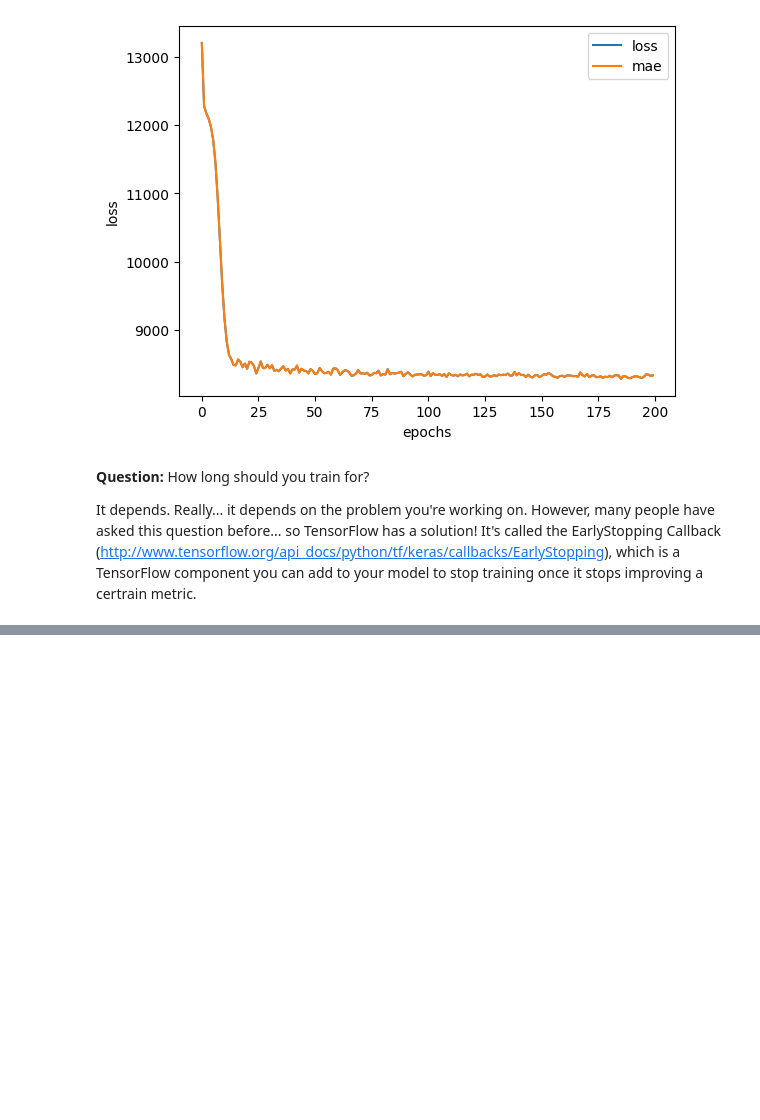
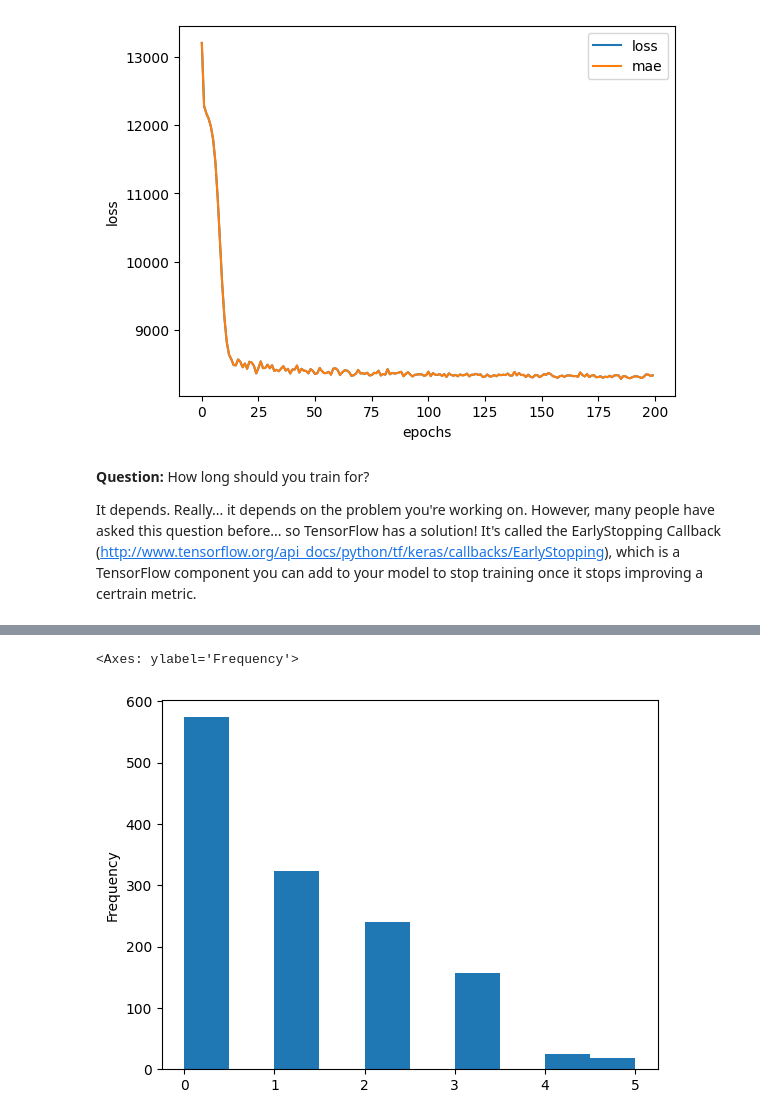
Before and after one commit to Franulo/Deep-Learning-Journey, a Jupyter notebook: 01.ipynb, the cells around one changed output, grey strips where cells are left out. Saved outputs shown, nothing was run; the diff lists cells and outputs as text; code cells hidden in the pictures; blank space fills up the shorter version.

```diff
--- a/01.ipynb
+++ b/01.ipynb
@@ -853,0 +833,5 @@ insurance_one_hot
+# %%
+x["children"].plot(kind="hist")
+# %% [output]
+<Axes: ylabel='Frequency'>
+[figure, added]
```
Also changed, not shown: parts of 13 cells of this notebook.
